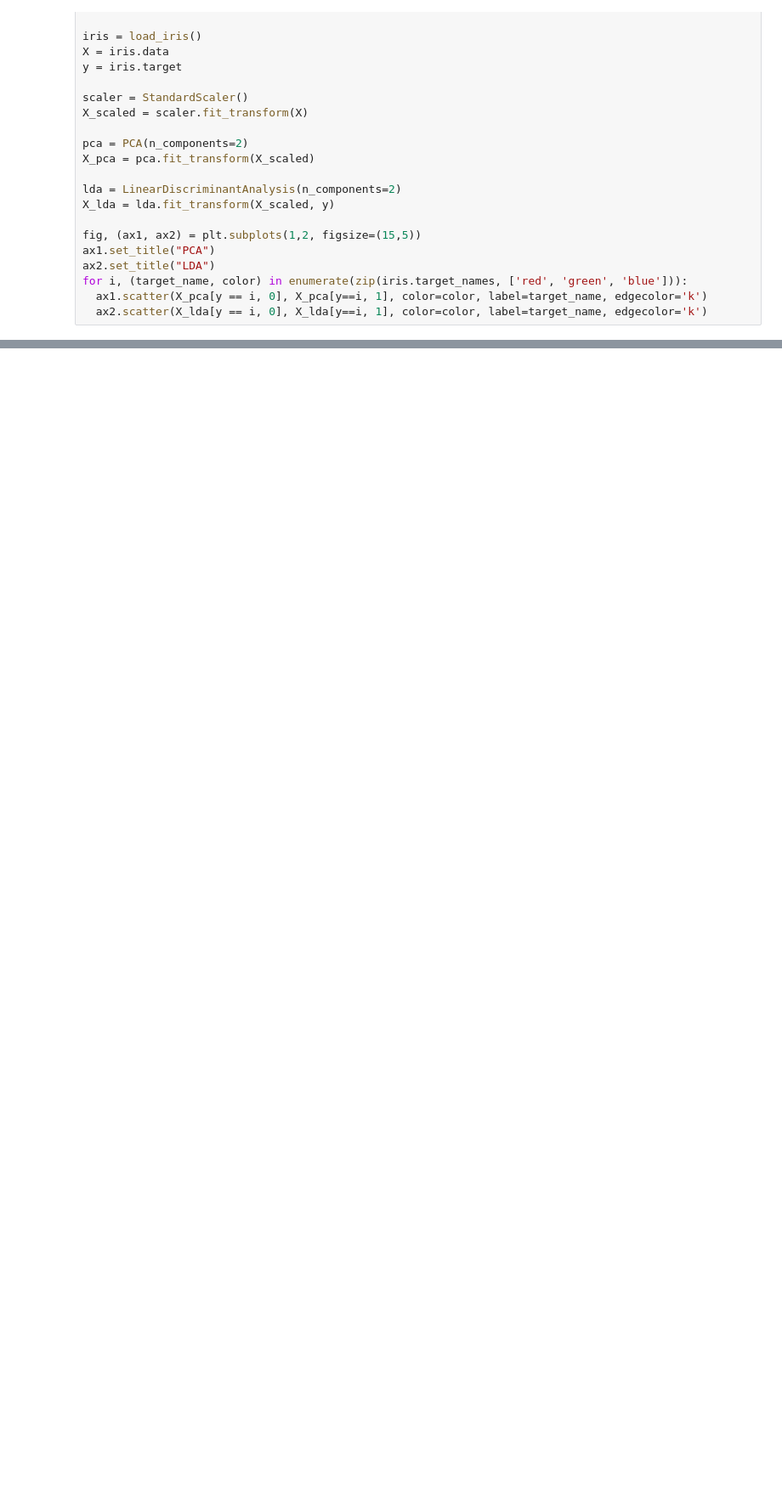
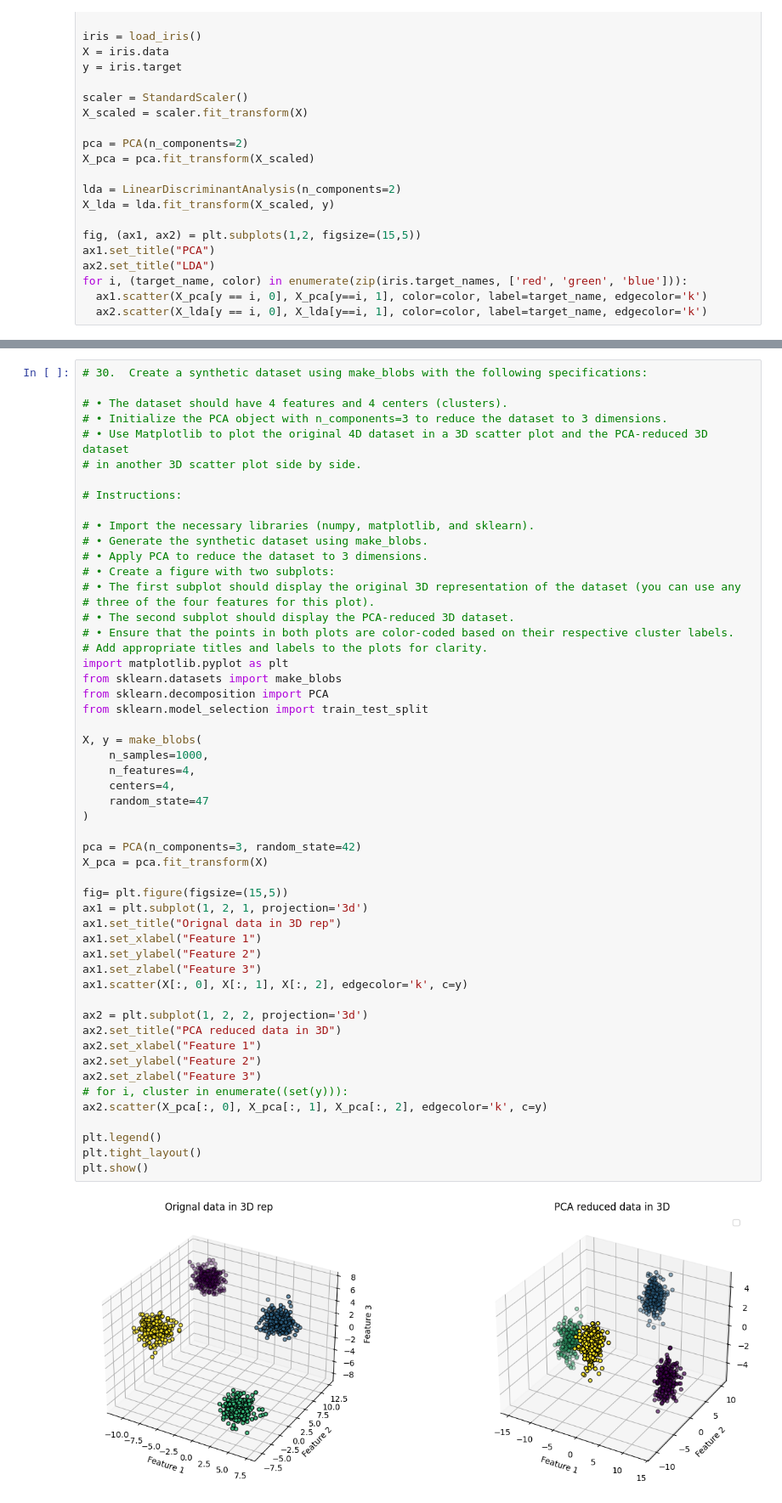
Before and after one commit to RahilMaiyani/Python-Machine-Learning, a Jupyter notebook: IPE_ML_1.ipynb, the cells around one changed output, grey strips where cells are left out. Shown at 85% size. Drawn from its saved outputs; the diff is of its cells as text; blank space fills up the shorter version.

```diff
--- a/IPE_ML_1.ipynb
+++ b/IPE_ML_1.ipynb
@@ -2311,0 +2500,55 @@ Accuracy for dim: 200: 61.00%
+# %%
+# 30.  Create a synthetic dataset using make_blobs with the following specifications:
+
+# • The dataset should have 4 features and 4 centers (clusters).
+# • Initialize the PCA object with n_components=3 to reduce the dataset to 3 dimensions.
+# • Use Matplotlib to plot the original 4D dataset in a 3D scatter plot and the PCA-reduced 3D dataset
+# in another 3D scatter plot side by side.
+
+# Instructions:
+
+# • Import the necessary libraries (numpy, matplotlib, and sklearn).
+# • Generate the synthetic dataset using make_blobs.
+# • Apply PCA to reduce the dataset to 3 dimensions.
+# • Create a figure with two subplots:
+# • The first subplot should display the original 3D representation of the dataset (you can use any
+# three of the four features for this plot).
+# • The second subplot should display the PCA-reduced 3D dataset.
+# • Ensure that the points in both plots are color-coded based on their respective cluster labels.
+# Add appropriate titles and labels to the plots for clarity.
+import matplotlib.pyplot as plt
+from sklearn.datasets import make_blobs
+from sklearn.decomposition import PCA
+from sklearn.model_selection import train_test_split
+
+X, y = make_blobs(
+    n_samples=1000,
+    n_features=4,
+    centers=4,
+    random_state=47
+)
+
+pca = PCA(n_components=3, random_state=42)
+X_pca = pca.fit_transform(X)
+
+fig= plt.figure(figsize=(15,5))
+ax1 = plt.subplot(1, 2, 1, projection='3d')
+ax1.set_title("Orignal data in 3D rep")
+ax1.set_xlabel("Feature 1")
+ax1.set_ylabel("Feature 2")
+ax1.set_zlabel("Feature 3")
+ax1.scatter(X[:, 0], X[:, 1], X[:, 2], edgecolor='k', c=y)
+
+ax2 = plt.subplot(1, 2, 2, projection='3d')
+ax2.set_title("PCA reduced data in 3D")
+ax2.set_xlabel("Feature 1")
+ax2.set_ylabel("Feature 2")
+ax2.set_zlabel("Feature 3")
+# for i, cluster in enumerate((set(y))):
+ax2.scatter(X_pca[:, 0], X_pca[:, 1], X_pca[:, 2], edgecolor='k', c=y)
+
+plt.legend()
+plt.tight_layout()
+plt.show()
+# %% [output]
+[figure, added]
```
Also changed, not shown: parts of 18 cells of this notebook, 1 other file.
